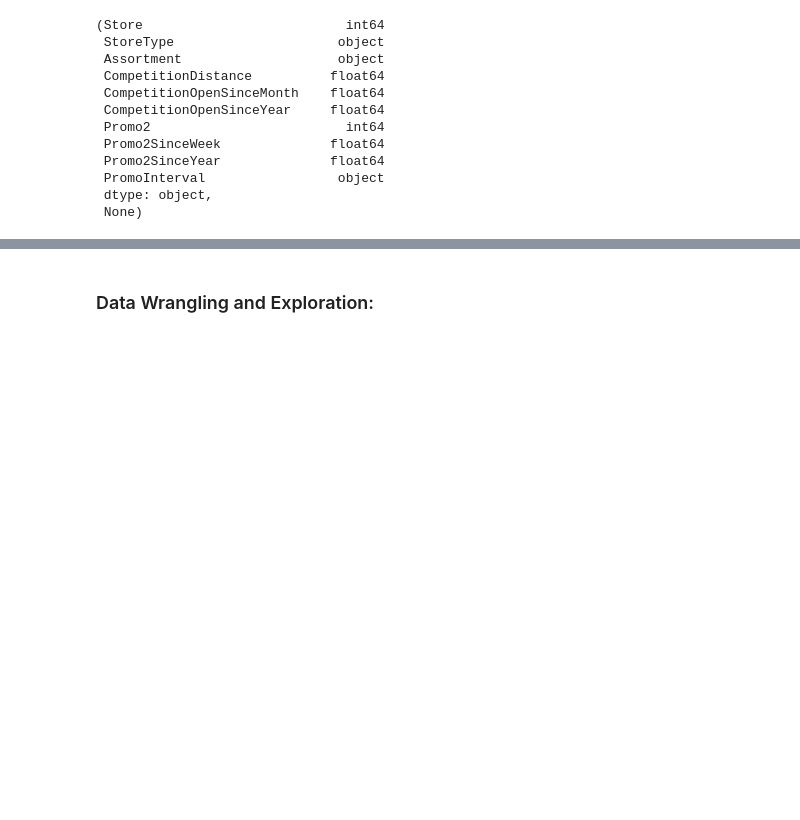
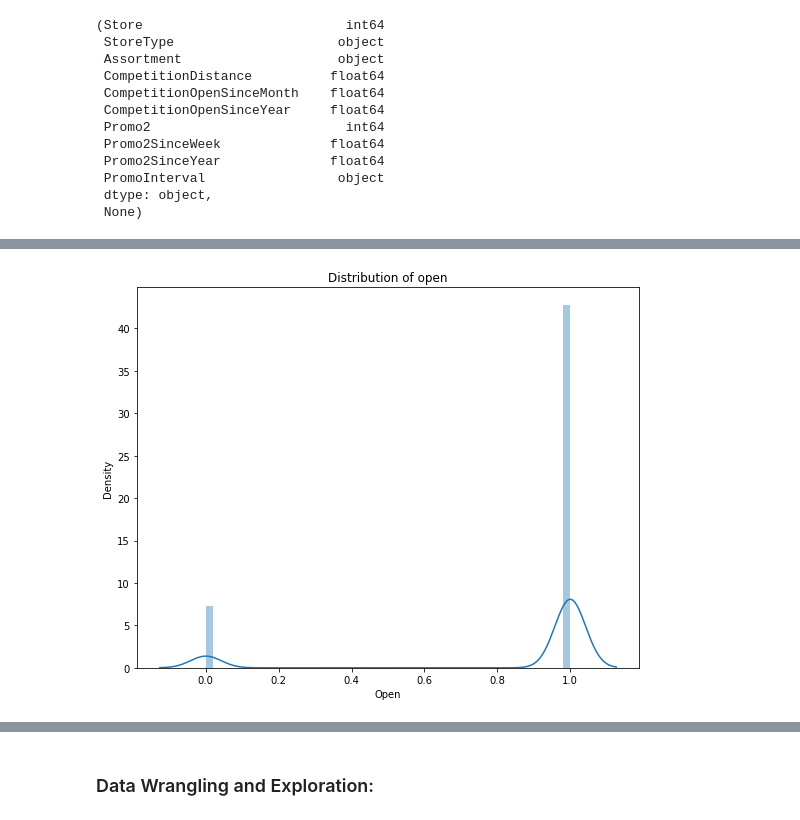
Before and after one commit to bereketkibru/Pharmaceutical-Sales-Prediction, a Jupyter notebook: notebooks/Exploration.ipynb, the cells around one changed output, grey strips where cells are left out. Drawn from its saved outputs; the diff is of its cells as text; code cells hidden in the pictures; blank space fills up the shorter version.

```diff
--- a/notebooks/Exploration.ipynb
+++ b/notebooks/Exploration.ipynb
@@ -147,0 +168,6 @@ The Store dataset has 1115 Rows and 10 Variables
+# %%
+plt.figure(figsize=(9, 7))
+sns.distplot(df_test['Open']).set_title(f'Distribution of open')
+plt.show()
+# %% [output]
+[figure, added]
```
Also changed, not shown: parts of 35 cells of this notebook, 27 other files.
